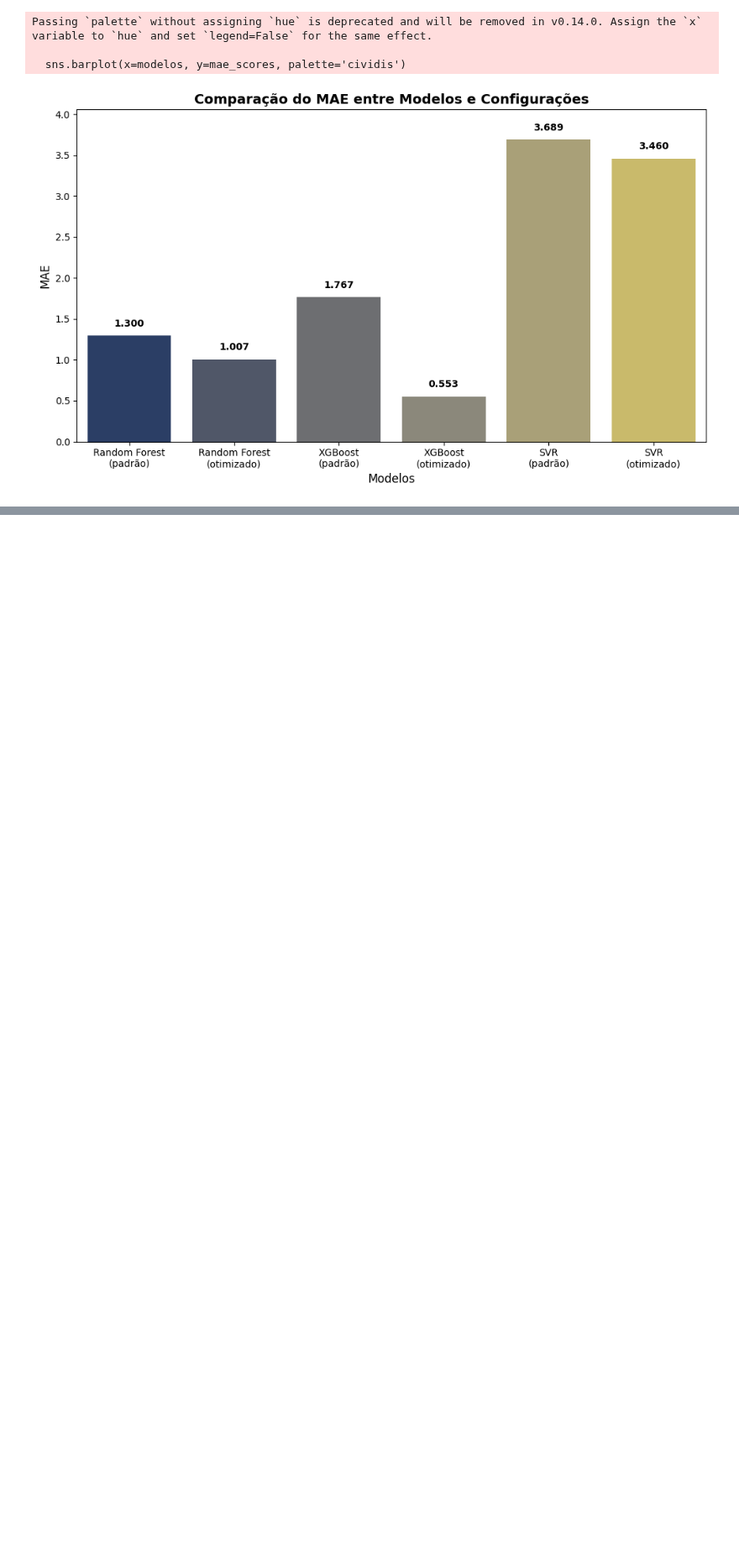
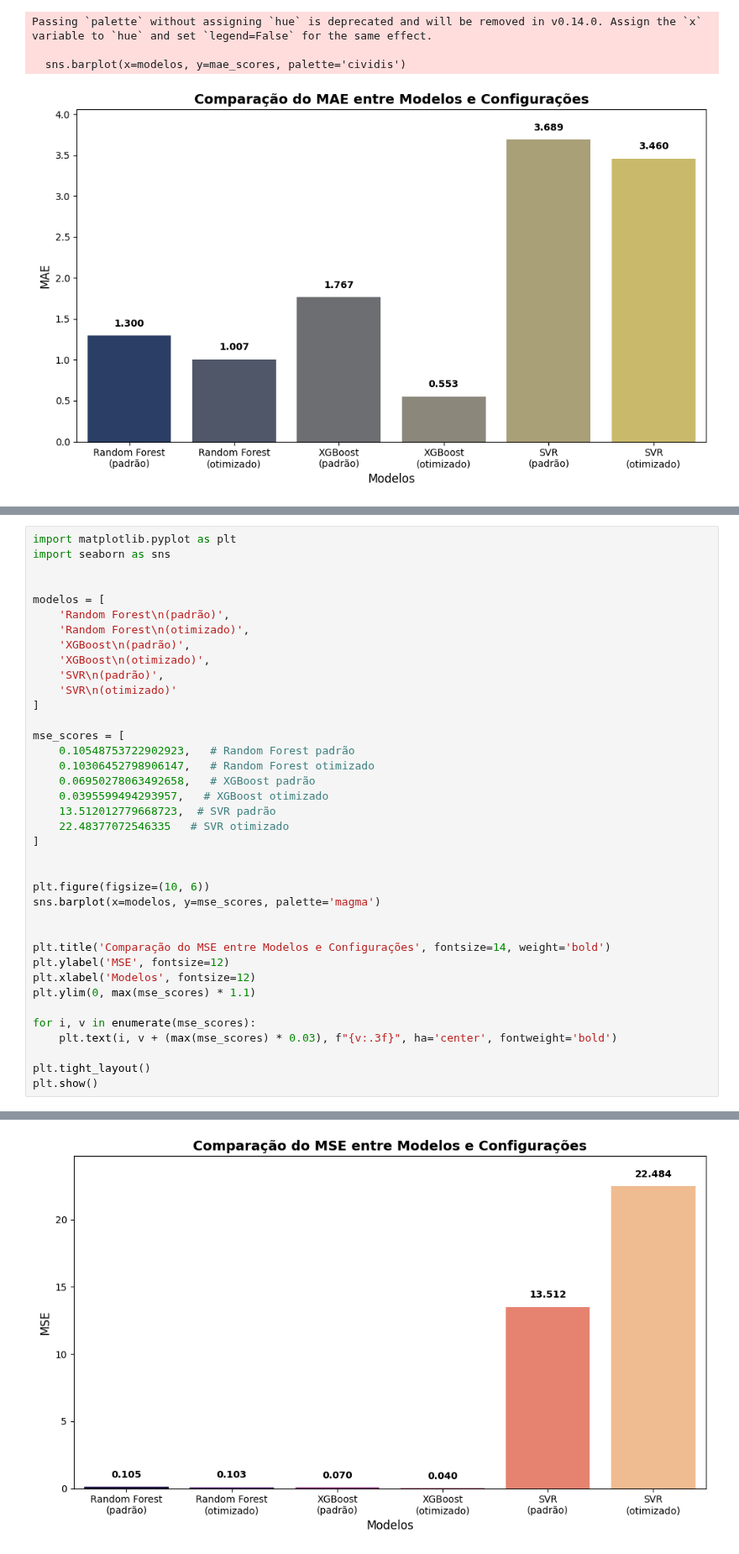
Before and after one commit to tracyxoxo/TCC-IA, a Jupyter notebook: TCC.ipynb, the cells around one changed output, grey strips where cells are left out. Shown at 84% size. Saved outputs shown, nothing was run; the diff lists cells and outputs as text; blank space fills up the shorter version.

```diff
--- a/TCC.ipynb
+++ b/TCC.ipynb
@@ -1686,0 +1733,39 @@ Passing `palette` without assigning `hue` is deprecated and will be removed in v
+# %%
+import matplotlib.pyplot as plt
+import seaborn as sns
+
+
+modelos = [
+    'Random Forest\n(padrão)',
+    'Random Forest\n(otimizado)',
+    'XGBoost\n(padrão)',
+    'XGBoost\n(otimizado)',
+    'SVR\n(padrão)',
+    'SVR\n(otimizado)'
+]
+
+mse_scores = [
+    0.10548753722902923,   # Random Forest padrão
+    0.10306452798906147,   # Random Forest otimizado
+    0.06950278063492658,   # XGBoost padrão
+    0.0395599494293957,   # XGBoost otimizado
+    13.512012779668723,  # SVR padrão
+    22.48377072546335   # SVR otimizado
+]
+
+
+plt.figure(figsize=(10, 6))
+sns.barplot(x=modelos, y=mse_scores, palette='magma')
+
+
+plt.title('Comparação do MSE entre Modelos e Configurações', fontsize=14, weight='bold')
+plt.ylabel('MSE', fontsize=12)
+plt.xlabel('Modelos', fontsize=12)
+plt.ylim(0, max(mse_scores) * 1.1)
+
+for i, v in enumerate(mse_scores):
+    plt.text(i, v + (max(mse_scores) * 0.03), f"{v:.3f}", ha='center', fontweight='bold')
+
+plt.tight_layout()
+plt.show()
+# %% [output]
@@ -1686,0 +1775 @@ Passing `palette` without assigning `hue` is deprecated and will be removed in v
+[figure, added]
```
Also changed, not shown: parts of 10 cells of this notebook.
